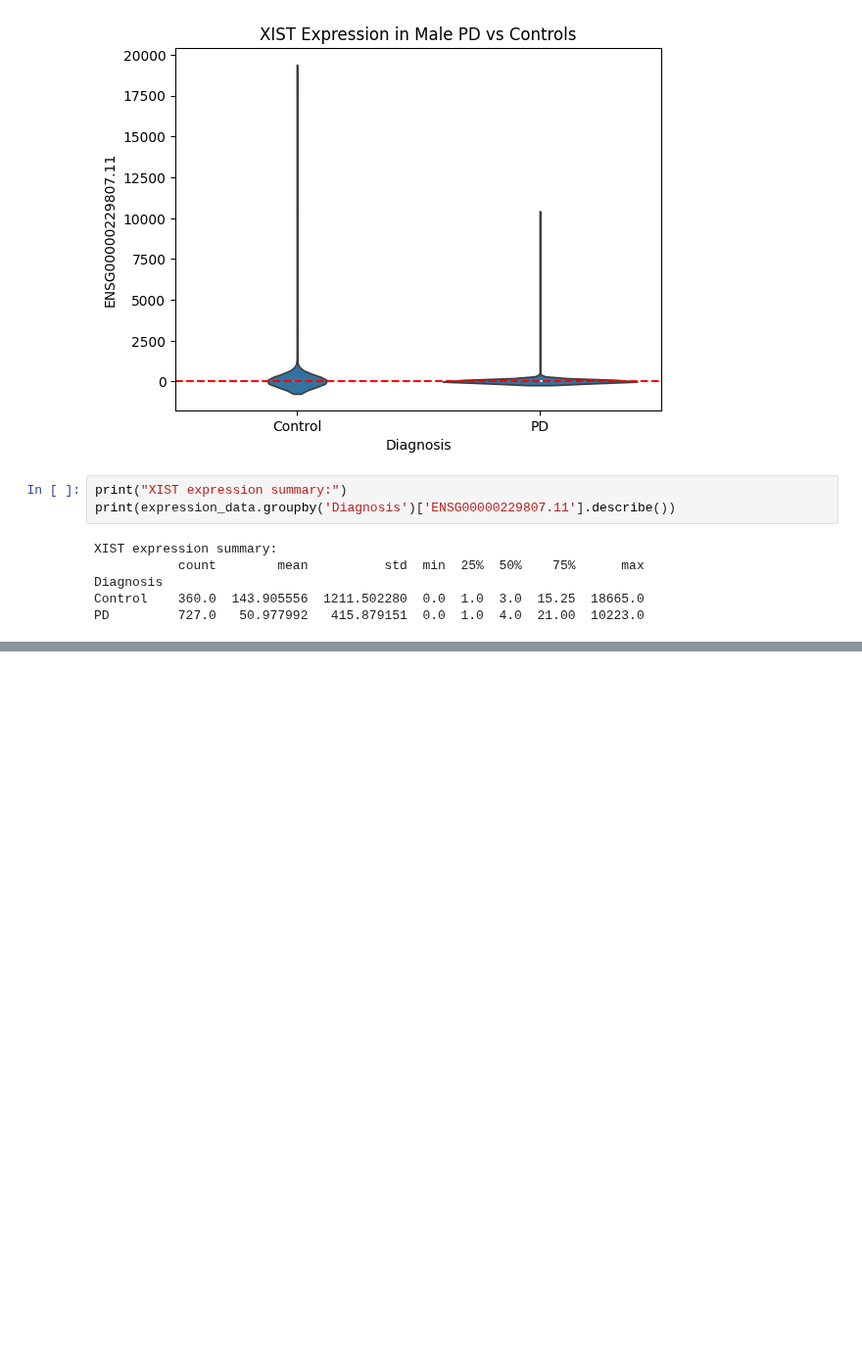
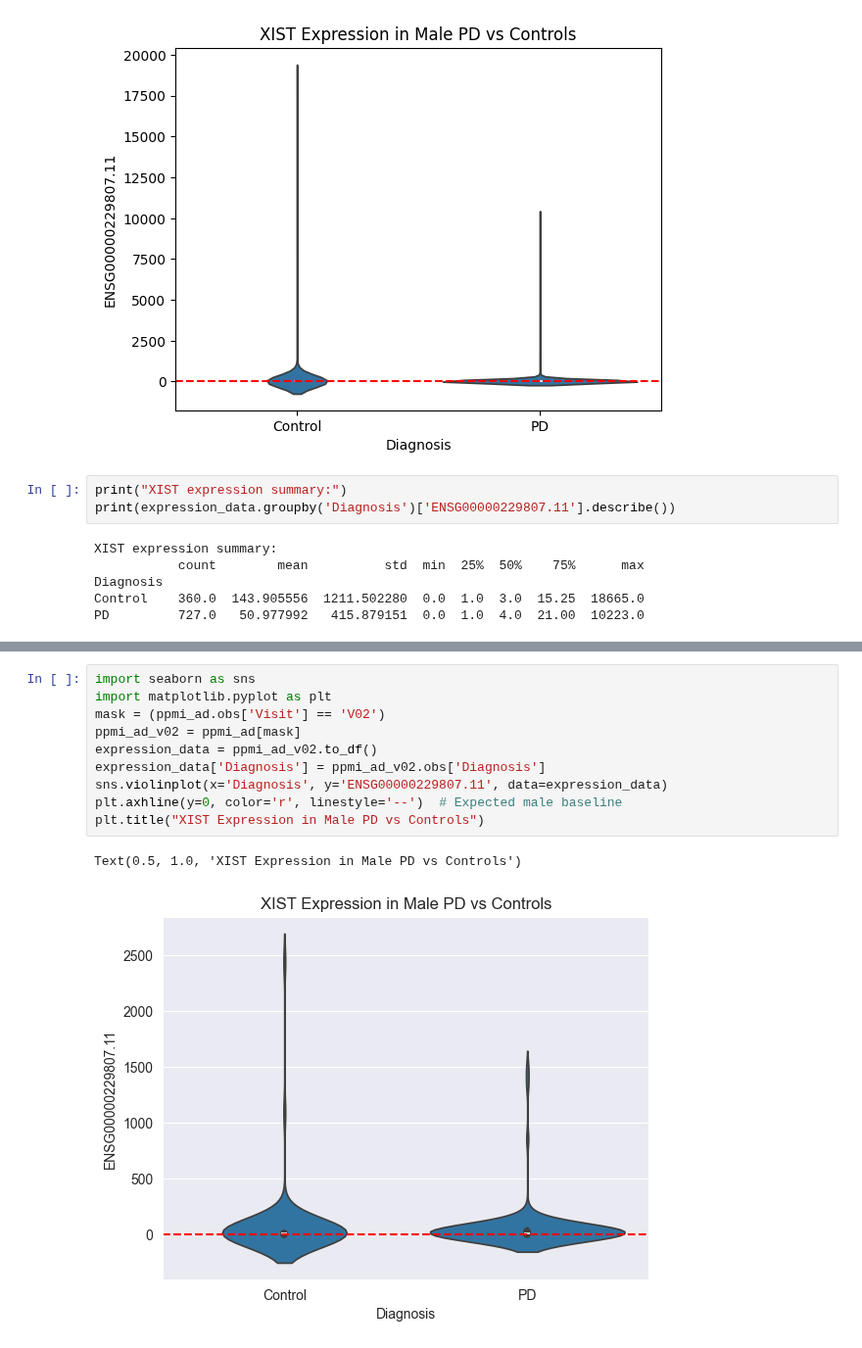
Before and after one commit to perpk/ppmi-wip, a Jupyter notebook: gsea/ppmi-wip.stratification.gsea.all-visits.ipynb, the cells around one changed output, grey strips where cells are left out. Shown at 98% size. Cells and saved outputs as stored; diff of their text form; blank space fills up the shorter version.

```diff
--- a/gsea/ppmi-wip.stratification.gsea.all-visits.ipynb
+++ b/gsea/ppmi-wip.stratification.gsea.all-visits.ipynb
@@ -167,0 +187,13 @@ PD         727.0   50.977992   415.879151  0.0  1.0  4.0  21.00  10223.0
+# %%
+import seaborn as sns
+import matplotlib.pyplot as plt
+mask = (ppmi_ad.obs['Visit'] == 'V02')
+ppmi_ad_v02 = ppmi_ad[mask]
+expression_data = ppmi_ad_v02.to_df()
+expression_data['Diagnosis'] = ppmi_ad_v02.obs['Diagnosis']
+sns.violinplot(x='Diagnosis', y='ENSG00000229807.11', data=expression_data)
+plt.axhline(y=0, color='r', linestyle='--')  # Expected male baseline
+plt.title("XIST Expression in Male PD vs Controls")
+# %% [output]
+Text(0.5, 1.0, 'XIST Expression in Male PD vs Controls')
+[figure, added]
```
Also changed, not shown: parts of 9 cells of this notebook, 6 other files.
